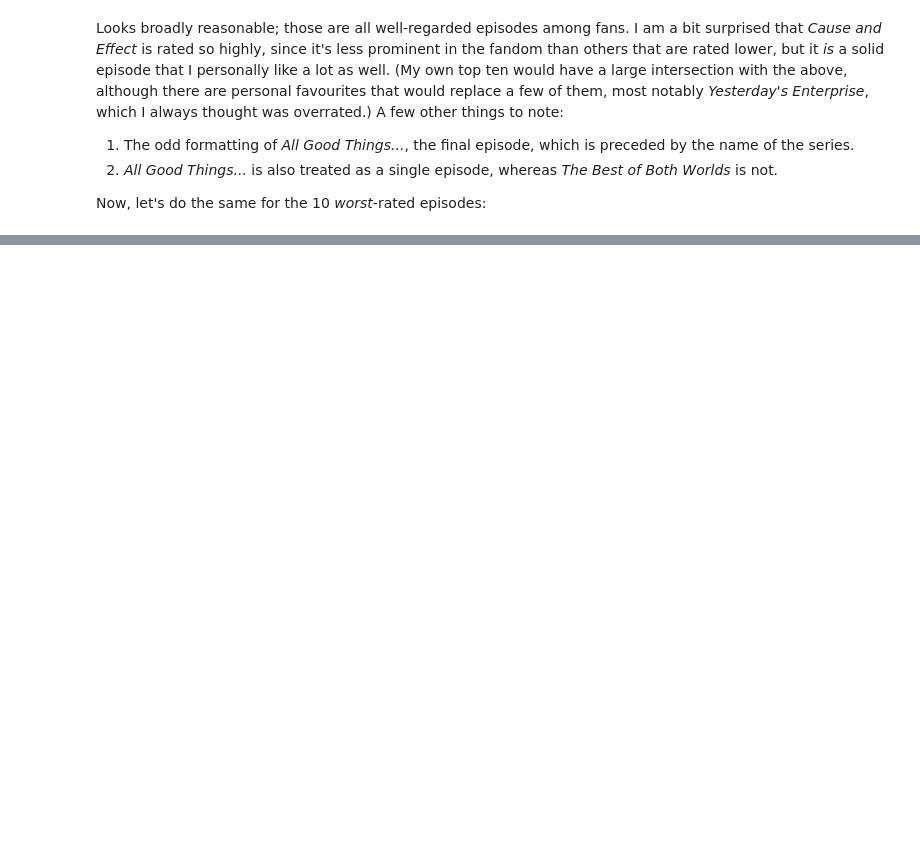
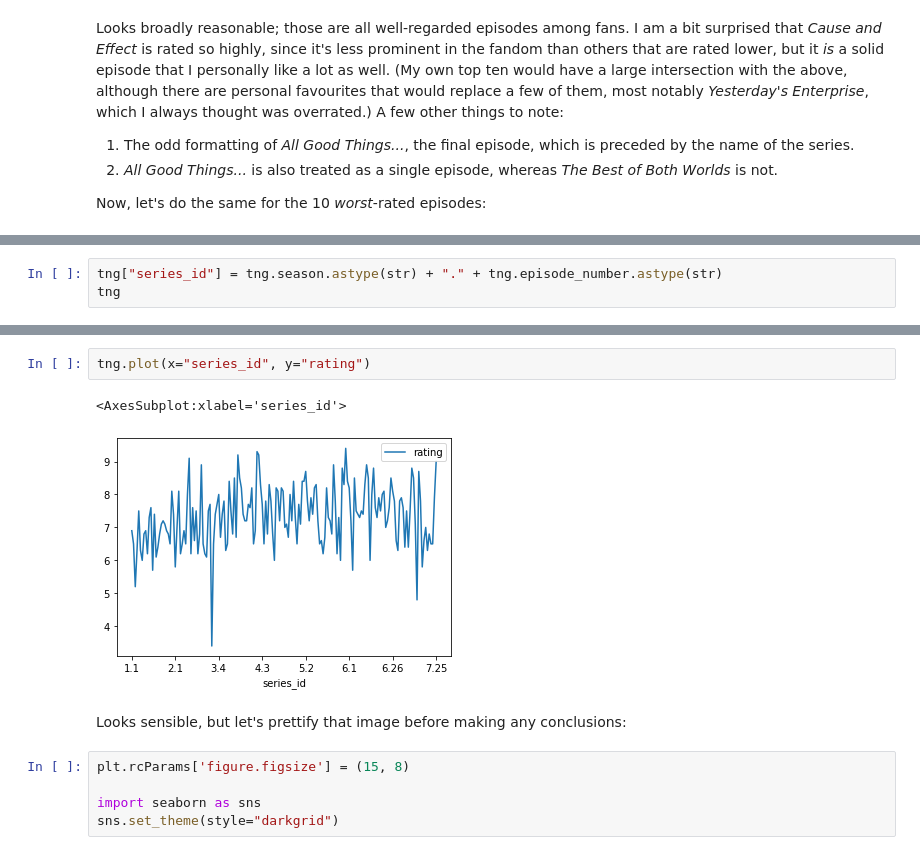
Before and after one commit to mcsweeney90/star-trek-imdb-ratings, a Jupyter notebook: sanity_checking.ipynb, the cells around one changed output, grey strips where cells are left out. Cells and saved outputs as stored; diff of their text form; blank space fills up the shorter version.

```diff
--- a/sanity_checking.ipynb
+++ b/sanity_checking.ipynb
@@ -52,0 +81,3 @@ Again, reasonable - these are bad, poorly-regarded episodes on the whole. It's a
+# %%
+tng["series_id"] = tng.season.astype(str) + "." + tng.episode_number.astype(str)
+tng
@@ -52,0 +98,12 @@ Again, reasonable - these are bad, poorly-regarded episodes on the whole. It's a
+# %%
+tng.plot(x="series_id", y="rating")
+# %% [output]
+<AxesSubplot:xlabel='series_id'>
+[figure, added]
+# %% [markdown]
+Looks sensible, but let's prettify that image before making any conclusions:
+# %%
+plt.rcParams['figure.figsize'] = (15, 8)
+
+import seaborn as sns
+sns.set_theme(style="darkgrid")
```
Also changed, not shown: parts of 40 cells of this notebook, 1 other file.
